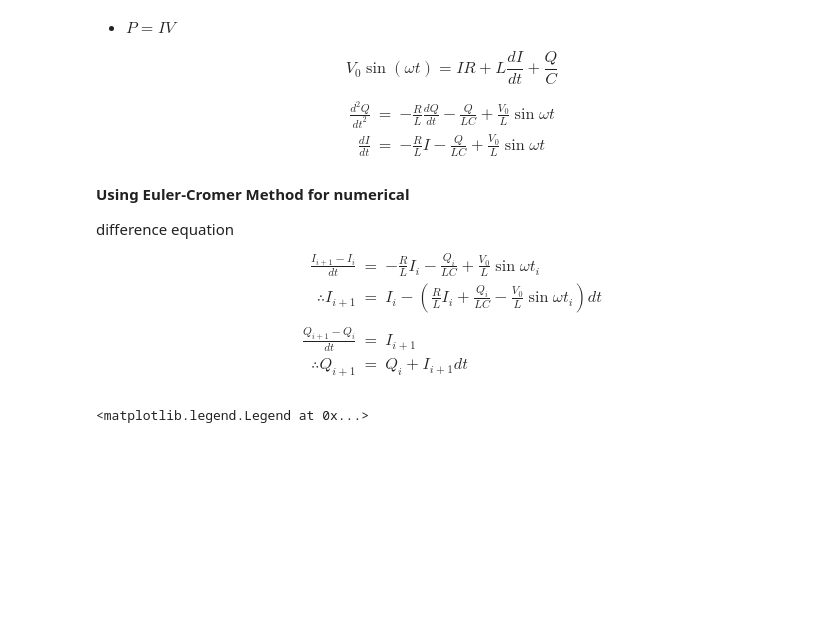
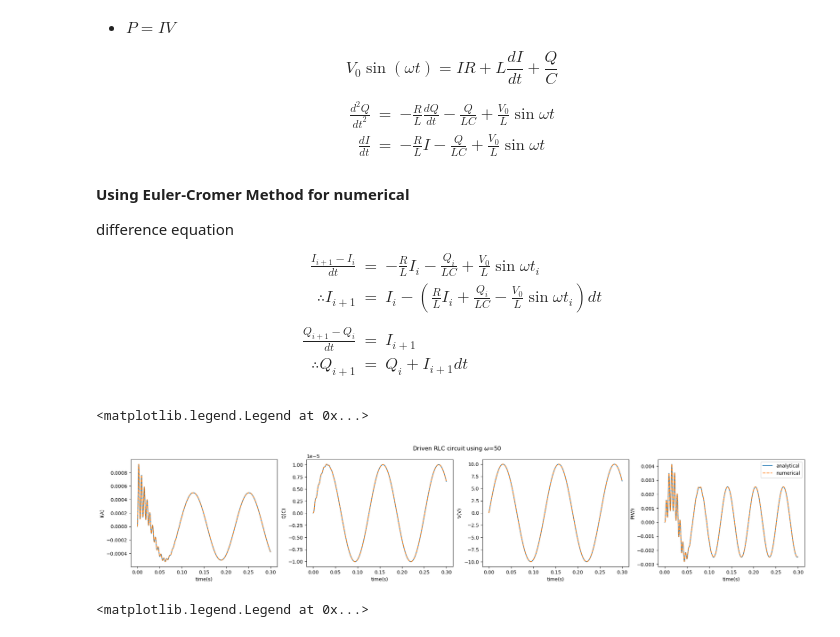
Before and after one commit to Bwimmin/Driven-RLC-Circuit, a Jupyter notebook: Driven RLC Circuit.ipynb, the cells around one changed output. Saved outputs shown, nothing was run; the diff lists cells and outputs as text; code cells hidden in the pictures; blank space fills up the shorter version.

```diff
--- a/Driven RLC Circuit.ipynb
+++ b/Driven RLC Circuit.ipynb
@@ -67,6 +67,33 @@ def RLC (omega, C, L, R, FD, t, dt) :
 A_Q50 ,A_I50, A_V50, A_P50,  N_I50, N_Q50, N_V50, N_P50 = RLC (50, C, L, R, FD, t, dt)
 A_Q60 ,A_I60, A_V60, A_P60,  N_I60, N_Q60, N_V60, N_P60 = RLC (60, C, L, R, FD, t, dt)
 A_Q100,A_I100,A_V100, A_P100,  N_I100, N_Q100, N_V100, N_P100 = RLC (100, C, L, R, FD, t, dt)
+# %%
+fig, (ax1, ax2, ax3, ax4) = plt.subplots(1, 4, figsize=(25, 4))
+
+fig.suptitle(r'Driven RLC circuit using $\omega$=50')
+#ax1.set_xlim(0,100)
+#ax2.set_xlim(0,100)
+
+ax1.plot(t,      A_I50,          label = 'analytical')
+ax1.plot(t,      N_I50,     '--',label = 'numerical' )
+ax2.plot(t,      A_Q50,          label = 'analytical')
+ax2.plot(t,      N_Q50,     '--',label = 'numerical' )
+ax3.plot(t[:-1], A_V50[:-1],     label = 'analytical')
+ax3.plot(t[:-1], N_V50,     '--',label = 'numerical')
+ax4.plot(t[:-1], A_P50[:-1],     label = 'analytical')
+ax4.plot(t[:-1], N_P50,     '--',label = 'numerical')
+
+#ax1.set_title(r"$F_D$ = 1.35")
+#ax2.set_title(r"$F_D$ = 1.44")
+
+ax1.set(ylabel=r'I(A)', xlabel=r'time(s)')
+ax2.set(ylabel=r'Q(C)', xlabel=r'time(s)')
+ax3.set(ylabel=r'V(V)', xlabel=r'time(s)')
+ax4.set(ylabel=r'P(W)', xlabel=r'time(s)')
+plt.legend()
+# %% [output]
+<matplotlib.legend.Legend at 0x...>
+[figure, added]
 # %%
 fig, (ax1, ax2, ax3, ax4) = plt.subplots(1, 4, figsize=(25, 4))
 
```
